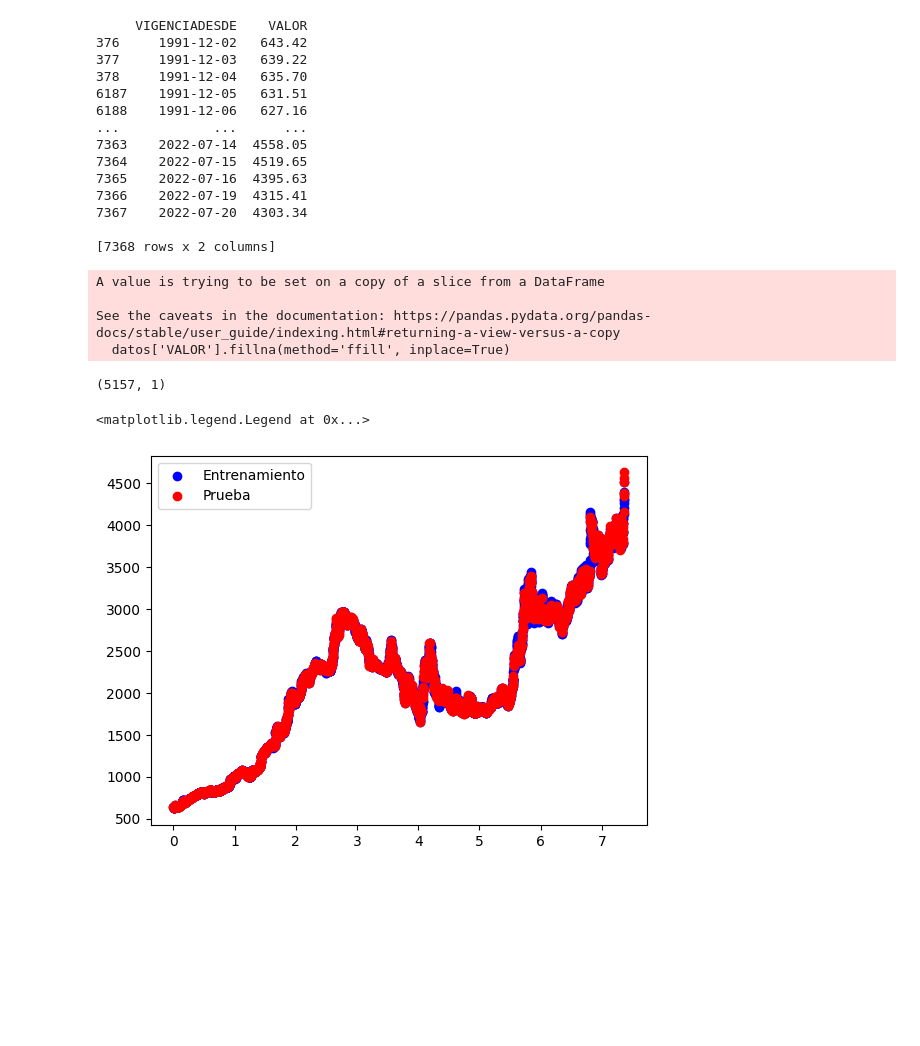
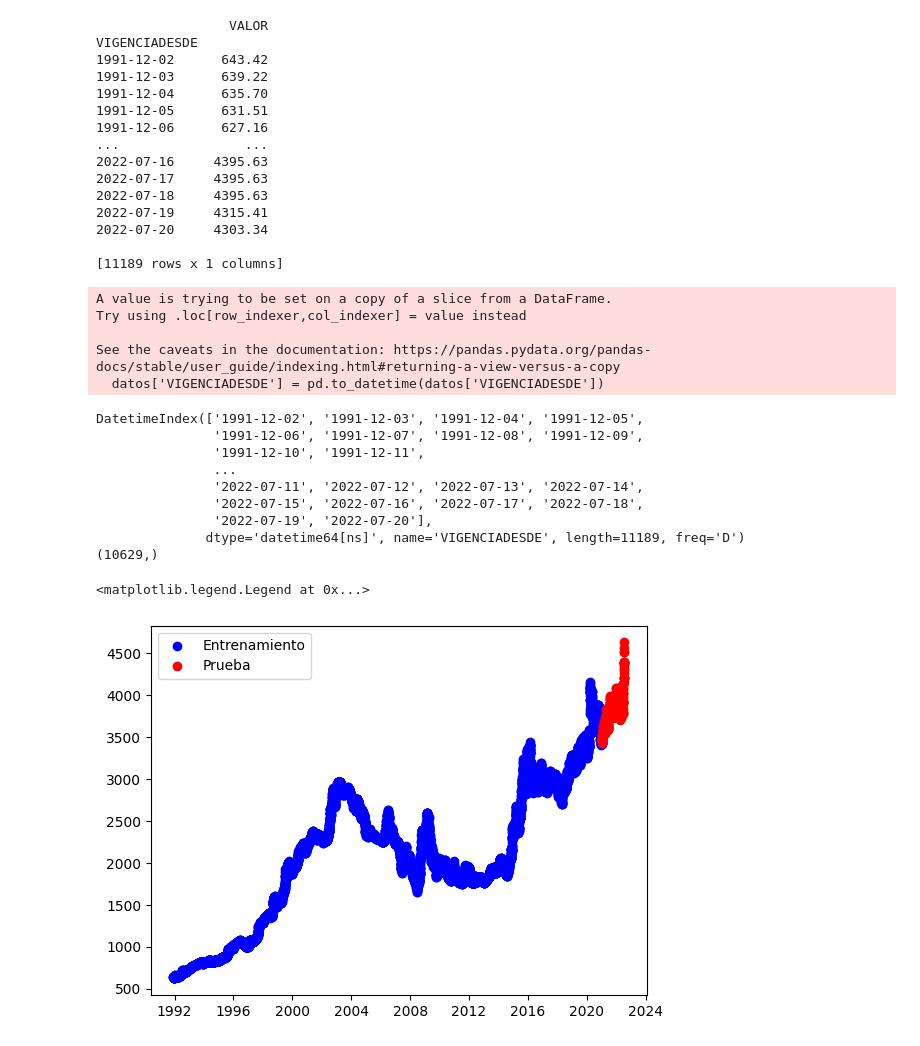
Before and after one commit to cabb1808/ProyectoSenales3, a Jupyter notebook: Proyecto_Final.ipynb, the cells around one changed output. Drawn from its saved outputs; the diff is of its cells as text; code cells hidden in the pictures; blank space fills up the shorter version.

```diff
--- a/Proyecto_Final.ipynb
+++ b/Proyecto_Final.ipynb
@@ -29,60 +29,70 @@ data = pd.read_csv('TRM.csv')
 # Convertir la columna de fechas al formato de fecha adecuado
 data['VIGENCIADESDE'] = pd.to_datetime(data['VIGENCIADESDE'], format='%d/%m/%Y')
 
-
-fechas = pd.date_range(start='1991-12-02', end='2022-07-20')
-
 # Ordenar los datos por fecha
 data.sort_values(by='VIGENCIADESDE', inplace=True)
 datos = data[['VIGENCIADESDE', 'VALOR']]
 
+datos['VIGENCIADESDE'] = pd.to_datetime(datos['VIGENCIADESDE'])
+datos = datos.set_index('VIGENCIADESDE')
 
-datos['VALOR'].fillna(method='ffill', inplace=True)
+d = datos.resample('D').asfreq()
 
 
+d['VALOR'].fillna(method='ffill', inplace=True)
 
-print(datos)
+print(d)
 # %% [output]
-     VIGENCIADESDE    VALOR
-376     1991-12-02   643.42
-377     1991-12-03   639.22
-378     1991-12-04   635.70
-6187    1991-12-05   631.51
-6188    1991-12-06   627.16
-...            ...      ...
-7363    2022-07-14  4558.05
-7364    2022-07-15  4519.65
-7365    2022-07-16  4395.63
-7366    2022-07-19  4315.41
-7367    2022-07-20  4303.34
+                 VALOR
+VIGENCIADESDE
+1991-12-02      643.42
+1991-12-03      639.22
+1991-12-04      635.70
+1991-12-05      631.51
+1991-12-06      627.16
+...                ...
+2022-07-16     4395.63
+2022-07-17     4395.63
+2022-07-18     4395.63
+2022-07-19     4315.41
+2022-07-20     4303.34
 
-[7368 rows x 2 columns]
+[11189 rows x 1 columns]
-A value is trying to be set on a copy of a slice from a DataFrame
+A value is trying to be set on a copy of a slice from a DataFrame.
+Try using .loc[row_indexer,col_indexer] = value instead
 
 See the caveats in the documentation: https://pandas.pydata.org/pandas-docs/stable/user_guide/indexing.html#returning-a-view-versus-a-copy
-  datos['VALOR'].fillna(method='ffill', inplace=True)
+  datos['VIGENCIADESDE'] = pd.to_datetime(datos['VIGENCIADESDE'])
 # %%
 #Creamos un vector temporal y separamos los datos en train y test
 
 
-x = np.arange(0, 7368/1000, 0.001)
-X_train, X_test, y_train, y_test = train_test_split(x, datos['VALOR'], test_size=0.3, random_state=42)
-X_train=X_train.reshape(-1, 1)
-X_test=X_test.reshape(-1, 1)
+#x = np.arange(0, 11189/1000, 0.001)
+x = d.index
+print(x)
+X_train, X_test, y_train, y_test = train_test_split(x, d['VALOR'], test_size=0.05,shuffle=False)
 
 
 print(X_train.shape)
 
 plt.scatter(X_train, y_train, color='blue', label='Entrenamiento')
 plt.scatter(X_test, y_test, color='red', label='Prueba')
 plt.xlabel('')
 plt.ylabel('')
 plt.title('')
 plt.legend()
 # %% [output]
-(5157, 1)
+DatetimeIndex(['1991-12-02', '1991-12-03', '1991-12-04', '1991-12-05',
+               '1991-12-06', '1991-12-07', '1991-12-08', '1991-12-09',
+               '1991-12-10', '1991-12-11',
+               ...
+               '2022-07-11', '2022-07-12', '2022-07-13', '2022-07-14',
+               '2022-07-15', '2022-07-16', '2022-07-17', '2022-07-18',
+               '2022-07-19', '2022-07-20'],
+              dtype='datetime64[ns]', name='VIGENCIADESDE', length=11189, freq='D')
+(10629,)
 <matplotlib.legend.Legend at 0x...>
-[figure, old version]
+[figure, new version]
 # %%
 model = LinearRegression()
 
```
Also changed, not shown: parts of 8 cells of this notebook.
